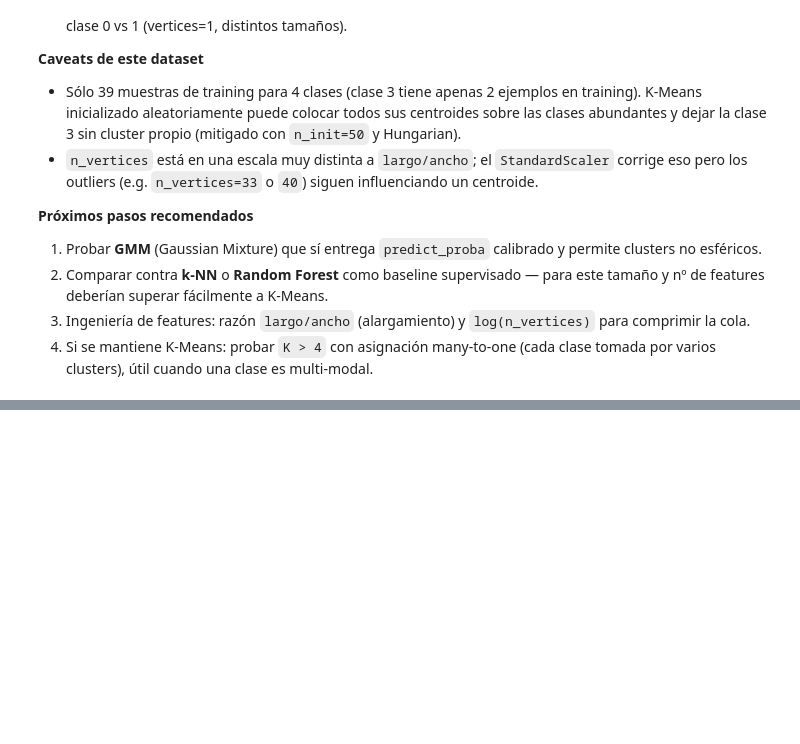
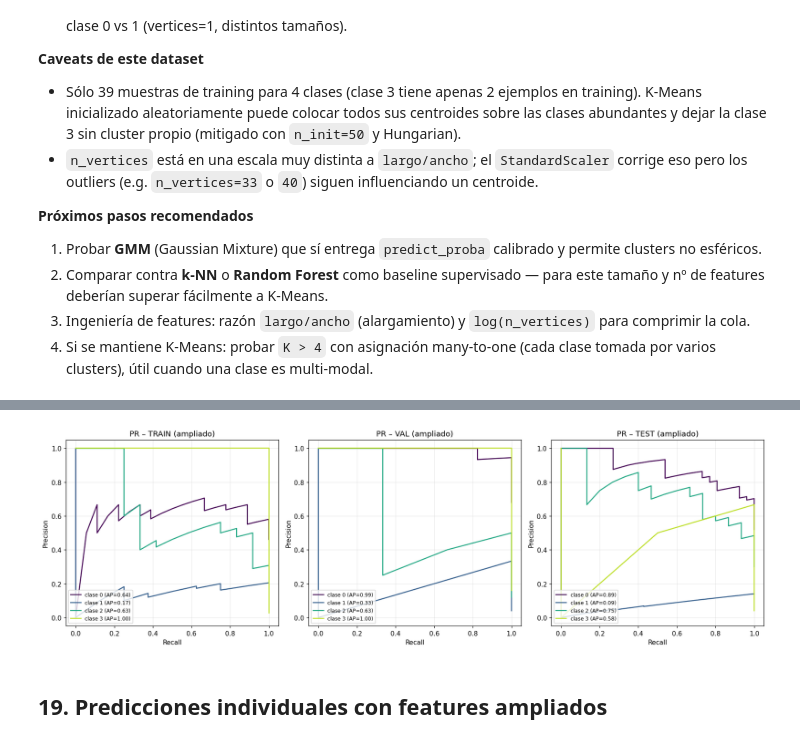
Before and after one commit to DavidJHub/minEnt, a Jupyter notebook: HOJAS_kmeans_clasificacion.ipynb, the cells around one changed output, grey strips where cells are left out. Saved outputs shown, nothing was run; the diff lists cells and outputs as text; code cells hidden in the pictures; blank space fills up the shorter version.

```diff
--- a/HOJAS_kmeans_clasificacion.ipynb
+++ b/HOJAS_kmeans_clasificacion.ipynb
@@ -505,0 +698,12 @@ C50           1    6.0    3.5      1        0     0    False     0.4640     0.12
+# %%
+fig, axes = plt.subplots(1, 3, figsize=(16, 5))
+plot_pr(axes[0], y_train, P_tr_e,   classes, "PR – TRAIN (ampliado)")
+plot_pr(axes[1], y_val,   P_val_e,  classes, "PR – VAL (ampliado)")
+plot_pr(axes[2], y_test,  P_test_e, classes, "PR – TEST (ampliado)")
+fig.tight_layout()
+fig.savefig(OUT2 / "pr_curves.png", dpi=200, bbox_inches="tight")
+plt.show()
+# %% [output]
+[figure, added]
+# %% [markdown]
+## 19. Predicciones individuales con features ampliados
```
Also changed, not shown: parts of 17 cells of this notebook, 11 other files.
